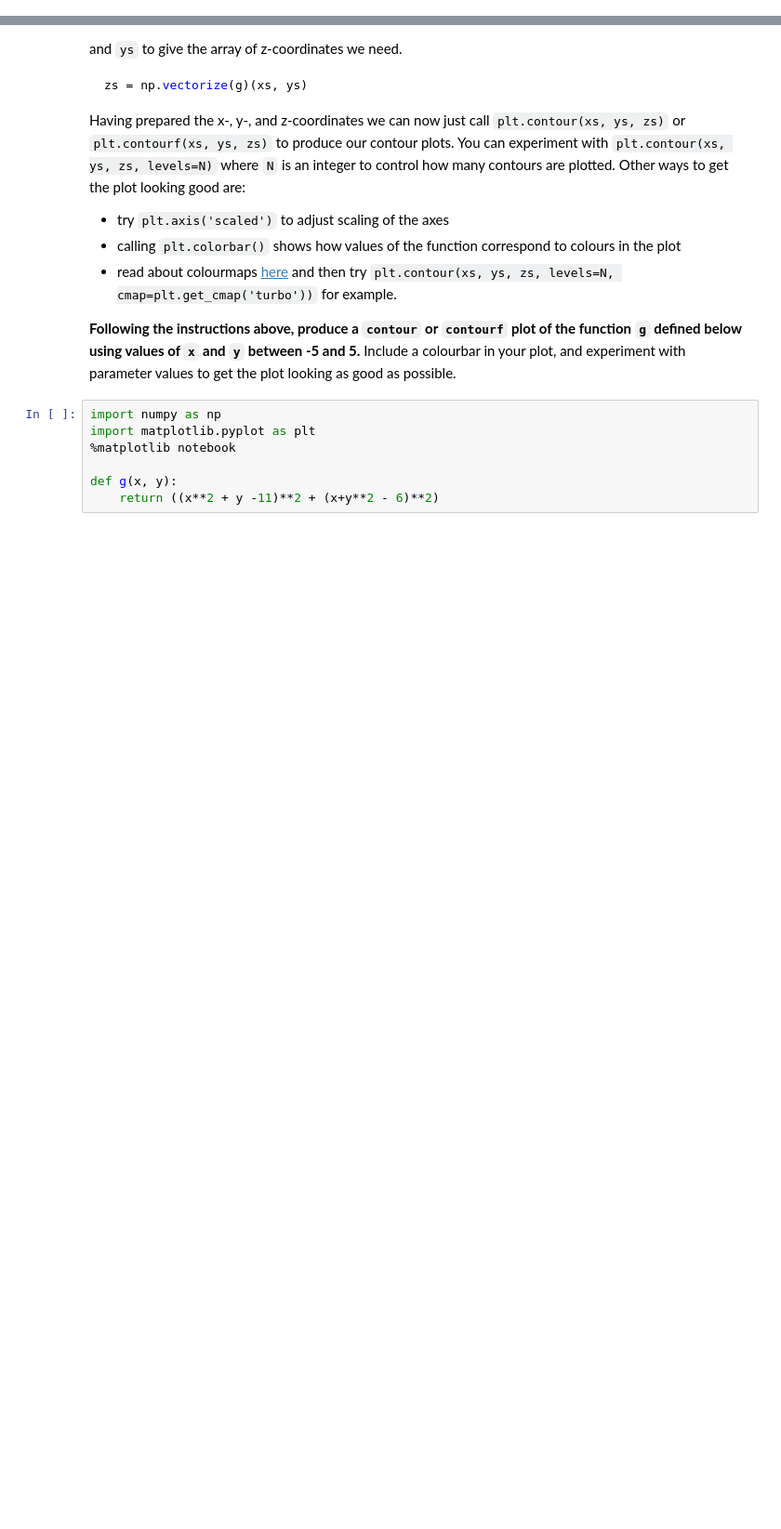
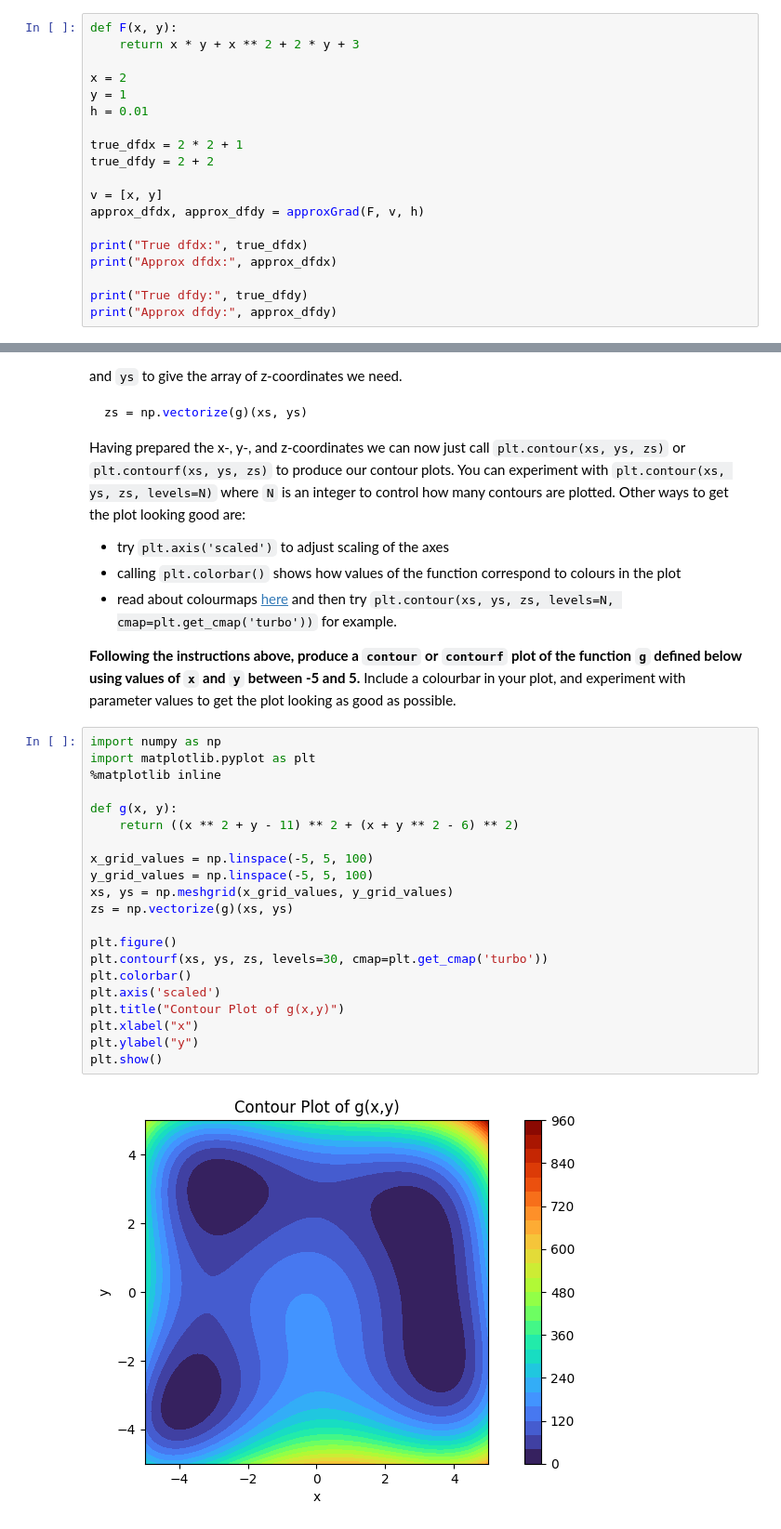
Before and after one commit to jupiterzw/ucl_math0011_projects, a Jupyter notebook: Project 4 - Gradient Descent.ipynb, the cells around one changed output, grey strips where cells are left out. Shown at 93% size. Drawn from its saved outputs; the diff is of its cells as text; blank space fills up the shorter version.

```diff
--- a/Project 4 - Gradient Descent.ipynb
+++ b/Project 4 - Gradient Descent.ipynb
@@ -48,2 +54,21 @@ $$ \frac{\partial f}{\partial y}(a, b) \approx \frac{f(a, b+h) - f(a, b)}{h}. $$
 # %% [markdown]
 In the cell below, **check your approximation** for the function $F(x, y) = xy + x^2 + 2y + 3$ by comparing it to the partial derivatives given at the top of this notebook.  Try values of `x` and `y` between `-3` and `3` and experiment to see how `h` affects how close the approximation is to the true value.
+# %%
+def F(x, y):
+    return x * y + x ** 2 + 2 * y + 3
+
+x = 2
+y = 1
+h = 0.01
+
+true_dfdx = 2 * 2 + 1
+true_dfdy = 2 + 2
+
+v = [x, y]
+approx_dfdx, approx_dfdy = approxGrad(F, v, h)
+
+print("True dfdx:", true_dfdx)
+print("Approx dfdx:", approx_dfdx)
+
+print("True dfdy:", true_dfdy)
+print("Approx dfdy:", approx_dfdy)
@@ -119,10 +184,26 @@ Having prepared the x-, y-, and z-coordinates we can now just call `plt.contour(
 # %%
 import numpy as np
 import matplotlib.pyplot as plt
-%matplotlib notebook
+%matplotlib inline
 
 def g(x, y):
-    return ((x**2 + y -11)**2 + (x+y**2 - 6)**2)
+    return ((x ** 2 + y - 11) ** 2 + (x + y ** 2 - 6) ** 2)
+
+x_grid_values = np.linspace(-5, 5, 100)
+y_grid_values = np.linspace(-5, 5, 100)
+xs, ys = np.meshgrid(x_grid_values, y_grid_values)
+zs = np.vectorize(g)(xs, ys)
+
+plt.figure()
+plt.contourf(xs, ys, zs, levels=30, cmap=plt.get_cmap('turbo'))
+plt.colorbar()
+plt.axis('scaled')
+plt.title("Contour Plot of g(x,y)")
+plt.xlabel("x")
+plt.ylabel("y")
+plt.show()
+# %% [output]
+[figure, added]
 # %% [markdown]
 ### Part 3.2: 3D plots with `axes3d`
 
```
Also changed, not shown: parts of 8 cells of this notebook.
